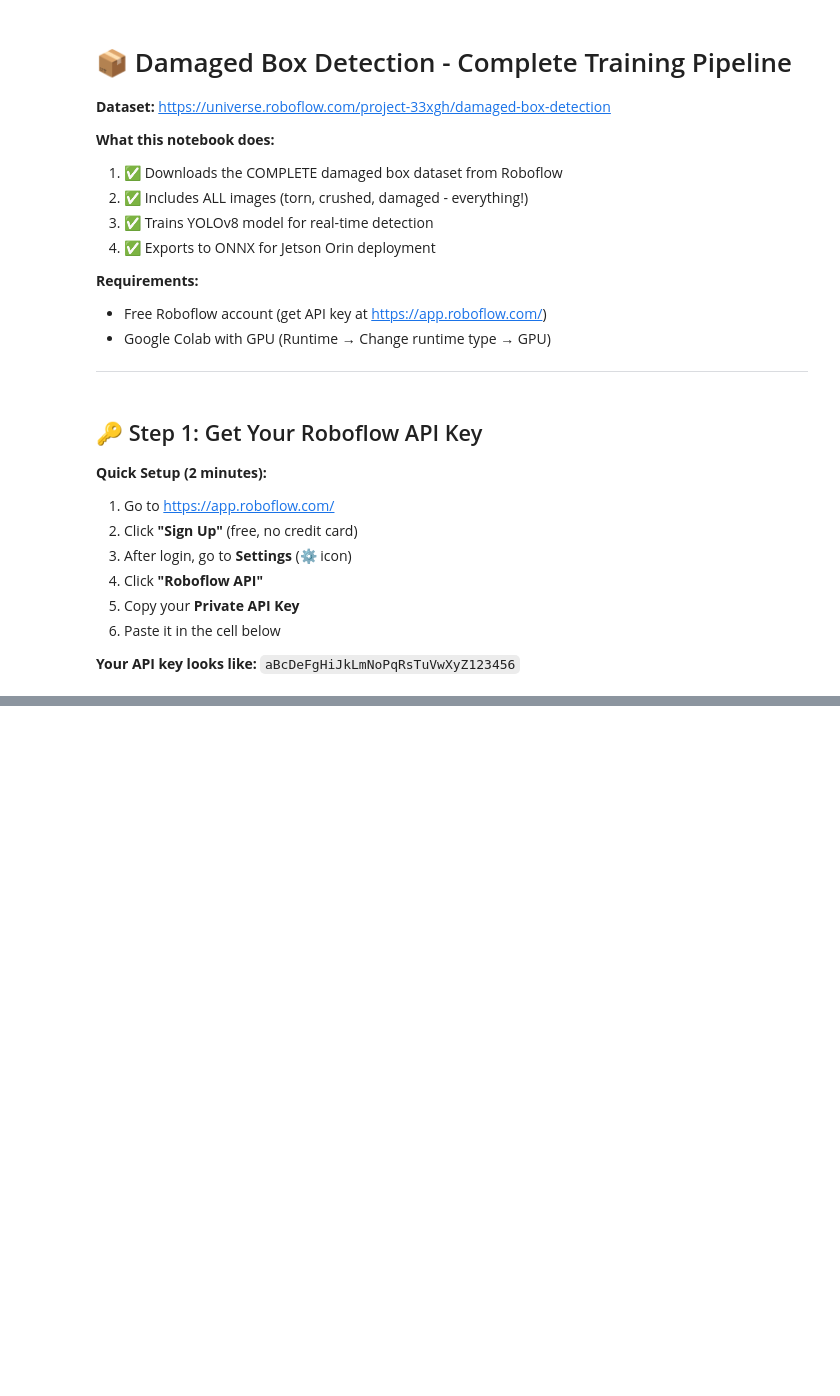
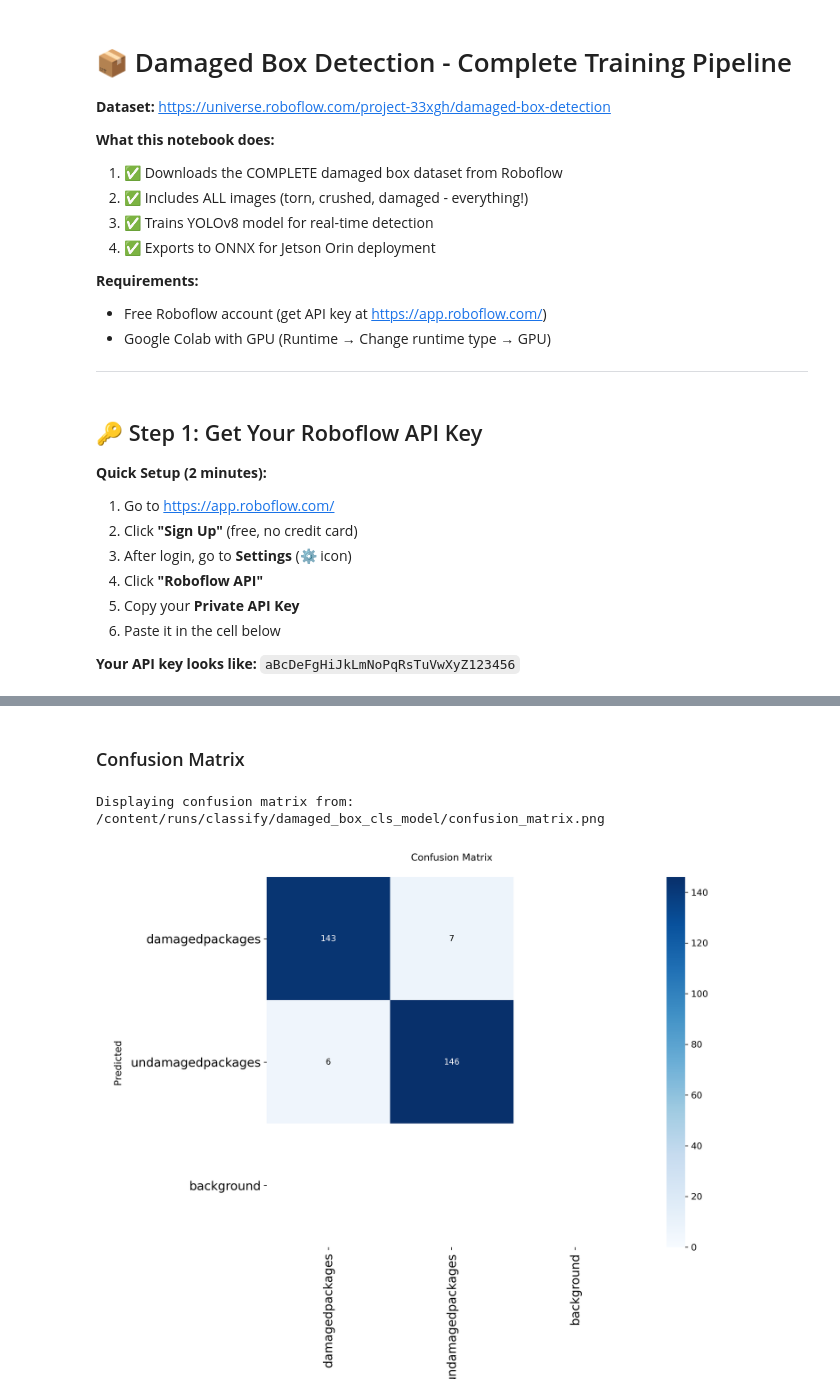
Before and after one commit to chernhaw75/PackageDamage, a Jupyter notebook: Damages_Box_Detection.ipynb, the cells around one changed output, grey strips where cells are left out. Cells and saved outputs as stored; diff of their text form; code cells hidden in the pictures; blank space fills up the shorter version.

Commit message:
Add files via upload
revised to add confusion matrix

```diff
--- a/Damages_Box_Detection.ipynb
+++ b/Damages_Box_Detection.ipynb
@@ -476,0 +298,18 @@ Google Colab           Jetson Orin
+# %% [markdown]
+### Confusion Matrix
+# %%
+from IPython.display import Image, display
+import os
+
+training_run_dir = '/content/runs/classify/damaged_box_cls_model'
+
+# Display confusion matrix
+confusion_matrix_path = os.path.join(training_run_dir, 'confusion_matrix.png')
+if os.path.exists(confusion_matrix_path):
+    print(f"Displaying confusion matrix from: {confusion_matrix_path}")
+    display(Image(filename=confusion_matrix_path, width=800))
+else:
+    print(f"❌ Confusion matrix (confusion_matrix.png) not found at {confusion_matrix_path}")
+# %% [output]
+Displaying confusion matrix from: /content/runs/classify/damaged_box_cls_model/confusion_matrix.png
+[figure, added]
```
Also changed, not shown: parts of 37 cells of this notebook.
